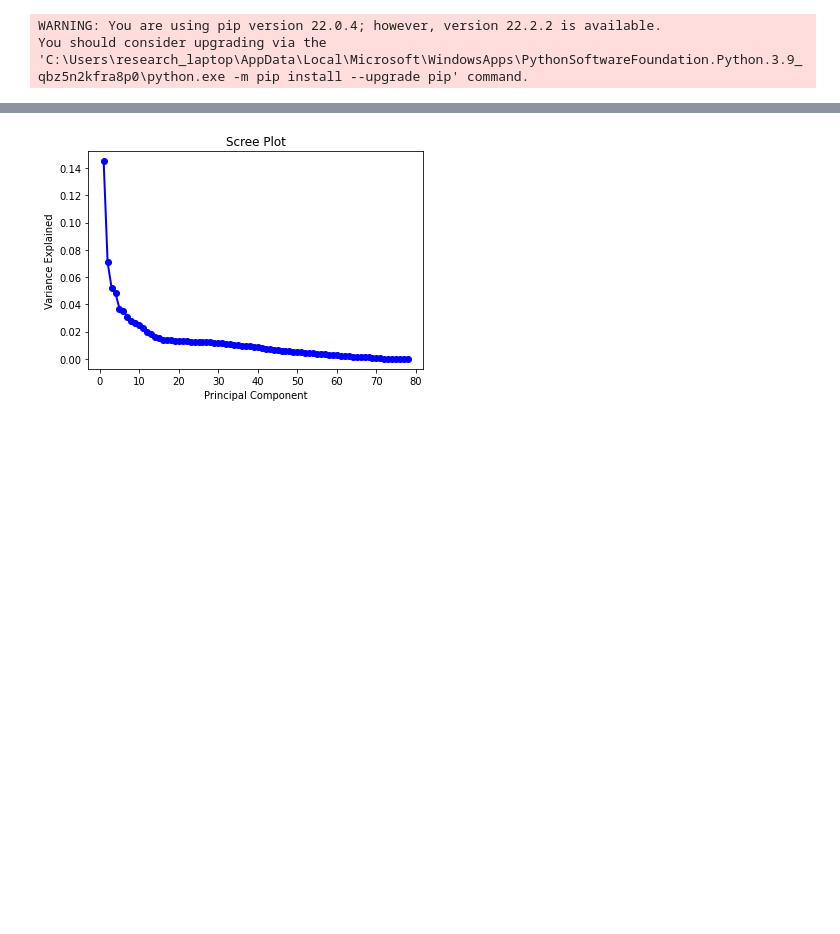
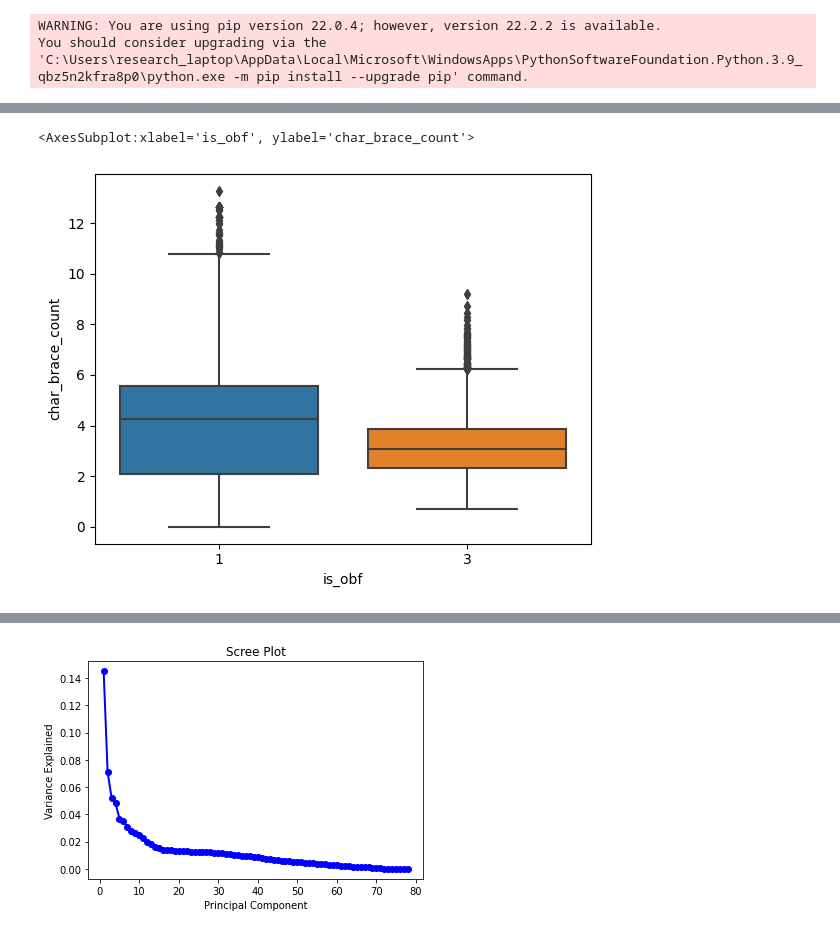
Before and after one commit to bx-lr/ps_obf_ml, a Jupyter notebook: labs/01_lab.ipynb, the cells around one changed output, grey strips where cells are left out. Cells and saved outputs as stored; diff of their text form; code cells hidden in the pictures; blank space fills up the shorter version.

```diff
--- a/labs/01_lab.ipynb
+++ b/labs/01_lab.ipynb
@@ -139,0 +171,9 @@ Index(['char_hash_count', 'char_paren_count', 'char_brack_count',
+# %%
+import numpy as np
+#sns.boxplot(x=s['is_obf'], y=np.log(s['char_paren_count']))
+#sns.boxplot(x=s['is_obf'], y=np.log(s['char_hash_count']))
+#sns.boxplot(x=s['is_obf'], y=np.log(s['char_brack_count']))
+sns.boxplot(x=s['is_obf'], y=np.log(s['char_brace_count']))
+# %% [output]
+<AxesSubplot:xlabel='is_obf', ylabel='char_brace_count'>
+[figure, added]
```
Also changed, not shown: parts of 7 cells of this notebook.
